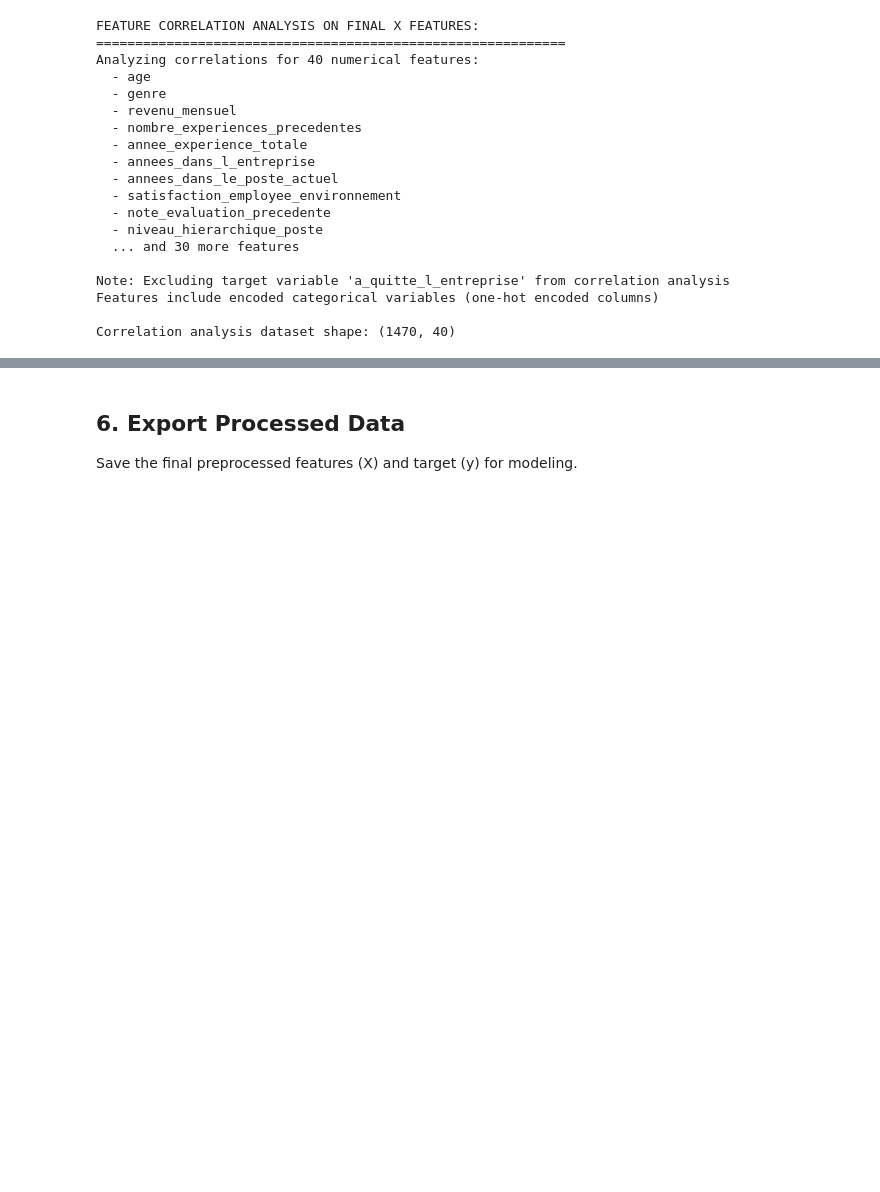
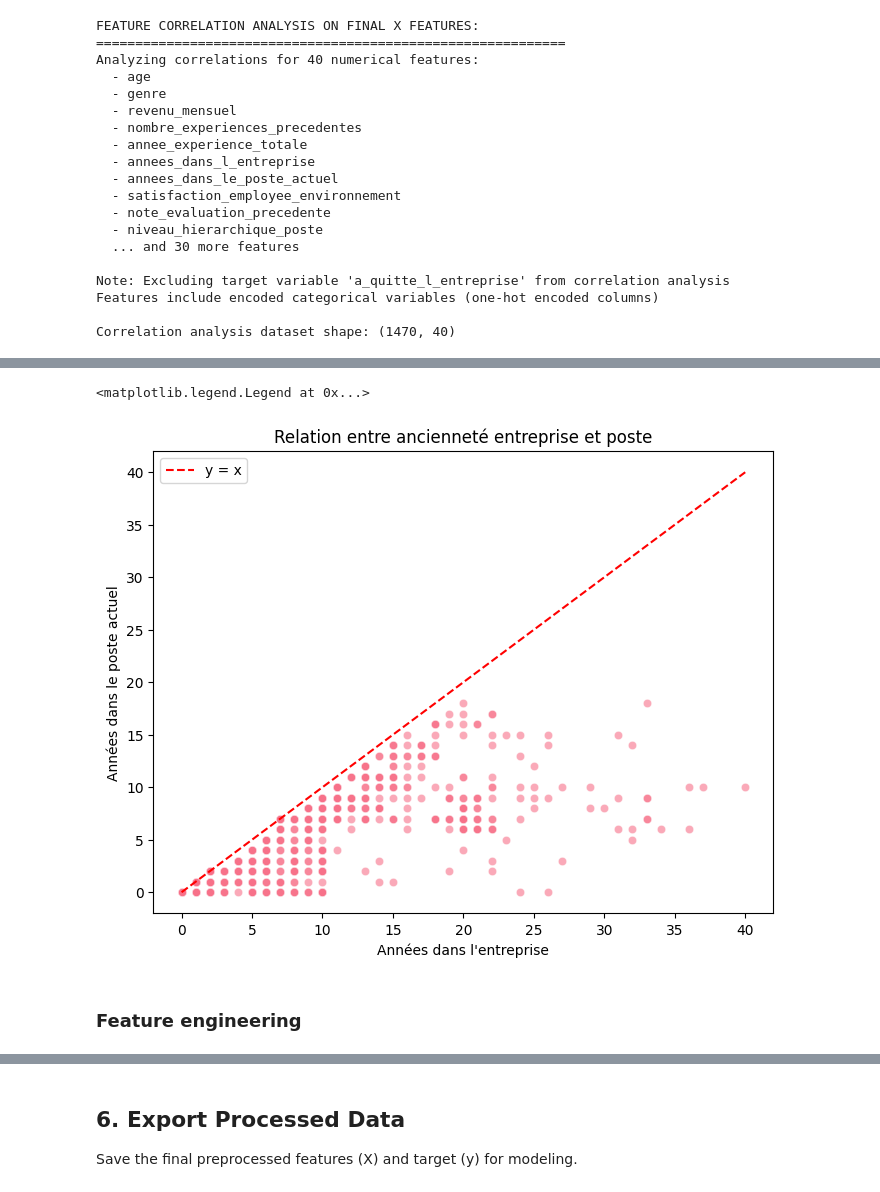
Before and after one commit to XavierCoulon/OC_P4_ESN_TechNova_Partners, a Jupyter notebook: notebooks/modeling/02_data_preparation_for_modeling.ipynb, the cells around one changed output, grey strips where cells are left out. Drawn from its saved outputs; the diff is of its cells as text; code cells hidden in the pictures; blank space fills up the shorter version.

```diff
--- a/notebooks/modeling/02_data_preparation_for_modeling.ipynb
+++ b/notebooks/modeling/02_data_preparation_for_modeling.ipynb
@@ -506,0 +521,26 @@ Highly correlated feature pairs (|correlation| >= 0.7):
+# %%
+# Analyse features
+
+
+plt.figure(figsize=(8, 6))
+
+# Scatterplot : chaque point = un employé
+sns.scatterplot(
+    x=X_temp["annees_dans_l_entreprise"], y=df["annees_dans_le_poste_actuel"], alpha=0.6
+)
+
+# Ajout de la diagonale y = x
+max_val = max(
+    df["annees_dans_l_entreprise"].max(), df["annees_dans_le_poste_actuel"].max()
+)
+plt.plot([0, max_val], [0, max_val], color="red", linestyle="--", label="y = x")
+
+plt.xlabel("Années dans l'entreprise")
+plt.ylabel("Années dans le poste actuel")
+plt.title("Relation entre ancienneté entreprise et poste")
+plt.legend()
+# %% [output]
+<matplotlib.legend.Legend at 0x...>
+[figure, added]
+# %% [markdown]
+### Feature engineering
```
Also changed, not shown: parts of 10 cells of this notebook, 6 other files.
